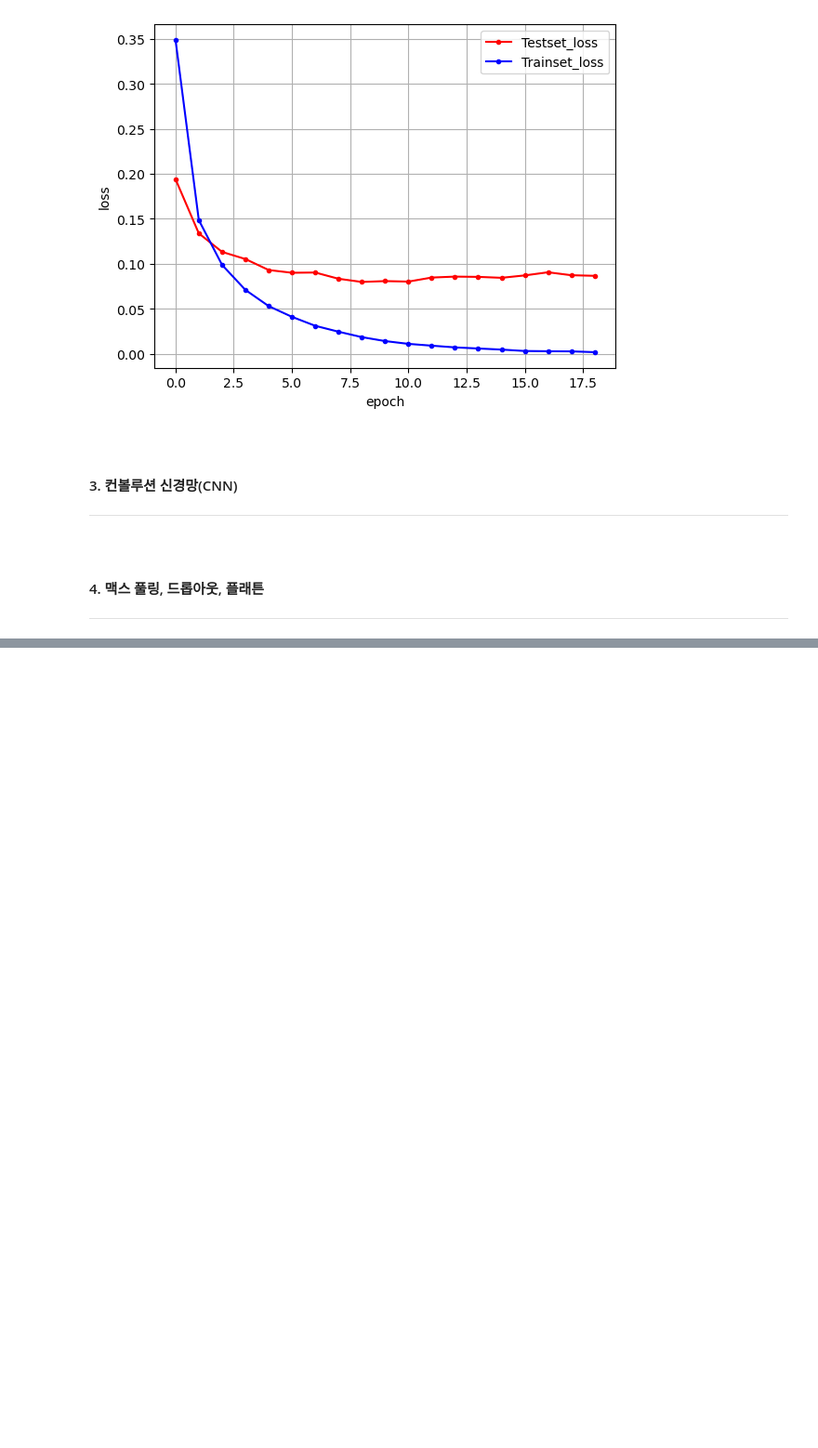
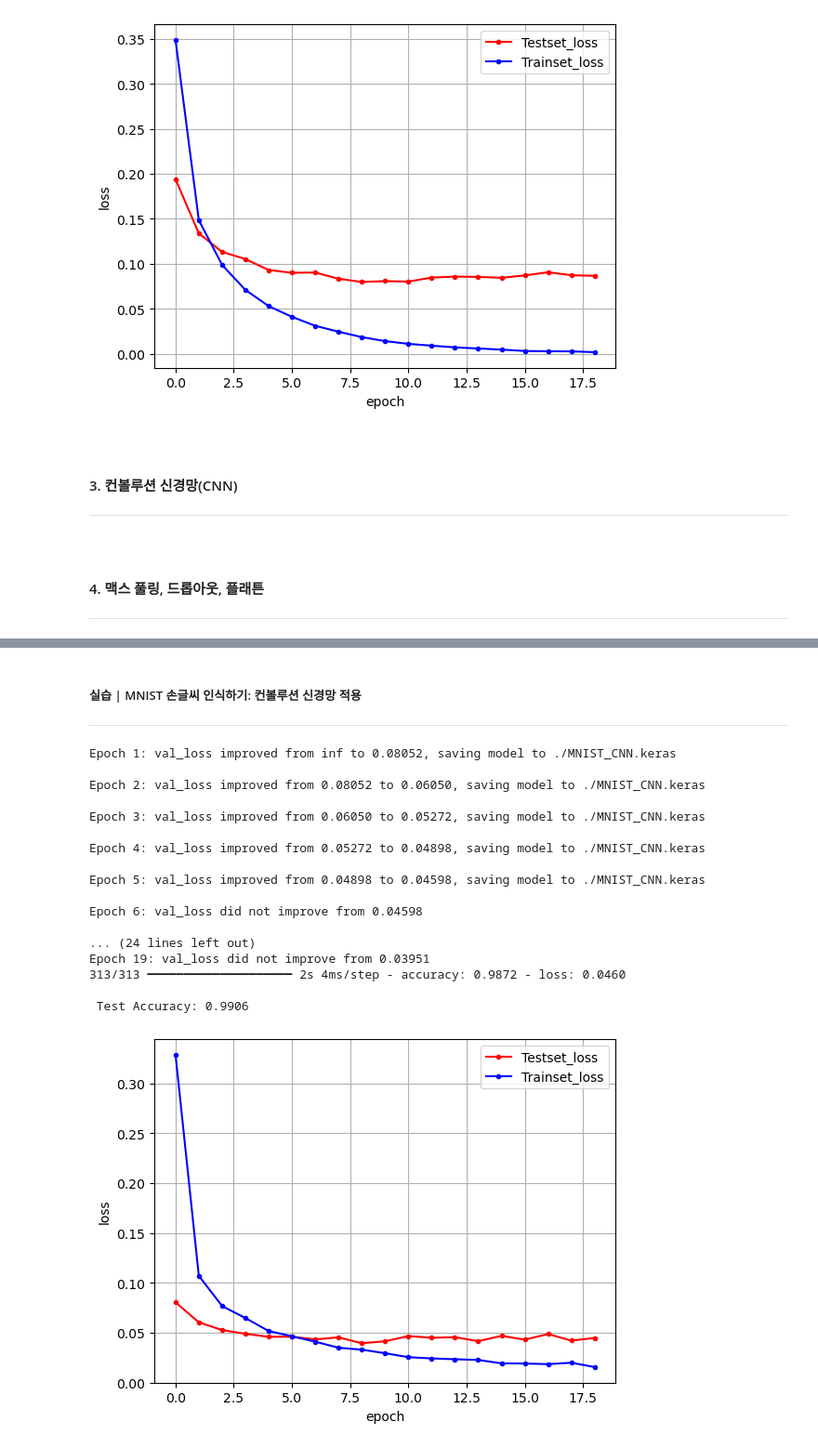
Before and after one commit to vemm8ks2/studies, a Jupyter notebook: Deep_learning_for_everyone/Part 5. 딥러닝 활용하기/16장 이미지 인식의 꽃, 컨볼루션 신경망(CNN).ipynb, the cells around one changed output, grey strips where cells are left out. Shown: that part at 93% size. Cells and saved outputs as stored; diff of their text form; code cells hidden in the pictures; blank space fills up the shorter version.

Commit message:
모두의 딥러닝 (16장)
다섯째마당. 딥러닝 활용하기
16장. 이미지 인식의 꽃, 컨볼루션 신경망(CNN)

5. 컨볼루션 신경망 실행하기

```diff
--- a/Deep_learning_for_everyone/Part 5. 딥러닝 활용하기/16장 이미지 인식의 꽃, 컨볼루션 신경망(CNN).ipynb
+++ b/Deep_learning_for_everyone/Part 5. 딥러닝 활용하기/16장 이미지 인식의 꽃, 컨볼루션 신경망(CNN).ipynb
@@ -342,0 +348,80 @@ model.add(Flatten())
+# %% [markdown]
+##### 실습 | MNIST 손글씨 인식하기: 컨볼루션 신경망 적용
+---
+# %%
+from tensorflow.keras.models import Sequential
+from tensorflow.keras.layers import Dense, Dropout, Flatten, Conv2D, MaxPooling2D
+from tensorflow.keras.callbacks import ModelCheckpoint, EarlyStopping
+from tensorflow.keras.datasets import mnist
+from tensorflow.keras.utils import to_categorical
+
+import matplotlib.pyplot as plt
+import numpy as np
+
+# 데이터 불러오기
+(X_train, y_train), (X_test, y_test) = mnist.load_data()
+X_train = X_train.reshape(X_train.shape[0], 28, 28, 1).astype('float32') / 255
+X_test = X_test.reshape(X_test.shape[0], 28, 28, 1).astype('float32') / 255
+y_train = to_categorical(y_train)
+y_test = to_categorical(y_test)
+
+# 컨볼루션 신경망 설정
+model = Sequential()
+
+model.add(Conv2D(32, kernel_size=(3, 3), input_shape=(28, 28, 1), activation='relu'))
+model.add(Conv2D(64, (3, 3), activation='relu'))
+model.add(MaxPooling2D(pool_size=(2, 2)))
+model.add(Dropout(0.25))
+model.add(Flatten())
+model.add(Dense(128, activation='relu'))
+model.add(Dropout(0.5))
+model.add(Dense(10, activation='softmax'))
+
+# 모델 실행 옵션 설정
+model.compile(loss='categorical_crossentropy', optimizer='adam', metrics=['accuracy'])
+
+# 모델 최적화 설정 구간
+modelpath = './MNIST_CNN.keras'
+checkpointer = ModelCheckpoint(filepath=modelpath, monitor='val_loss', verbose=1, save_best_only=True)
+early_stopping_callback = EarlyStopping(monitor='val_loss', patience=10)
+
+# 모델 실행
+history = model.fit(X_train, y_train, validation_split=0.25, epochs=30, batch_size=200, verbose=0, callbacks=[early_stopping_callback, checkpointer])
+
+# 테스트 정확도 출력
+print('\n Test Accuracy: %.4f' % (model.evaluate(X_test, y_test)[1]))
+
+# 검증셋, 학습셋 오차 저장
+y_vloss = history.history['val_loss']
+y_loss = history.history['loss']
+
+# 그래프 표현
+x_len = np.arange(len(y_loss))
+
+plt.plot(x_len, y_vloss, marker='.', c='red', label='Testset_loss')
+plt.plot(x_len, y_loss, marker='.', c='blue', label='Trainset_loss')
+
+plt.legend(loc='upper right')
+plt.grid()
+plt.xlabel('epoch')
+plt.ylabel('loss')
+plt.show()
+# %% [output]
+Epoch 1: val_loss improved from inf to 0.08052, saving model to ./MNIST_CNN.keras
+
+Epoch 2: val_loss improved from 0.08052 to 0.06050, saving model to ./MNIST_CNN.keras
+
+Epoch 3: val_loss improved from 0.06050 to 0.05272, saving model to ./MNIST_CNN.keras
+
+Epoch 4: val_loss improved from 0.05272 to 0.04898, saving model to ./MNIST_CNN.keras
+
+Epoch 5: val_loss improved from 0.04898 to 0.04598, saving model to ./MNIST_CNN.keras
+
+Epoch 6: val_loss did not improve from 0.04598
+
+... (24 lines left out)
+Epoch 19: val_loss did not improve from 0.03951
+313/313 ━━━━━━━━━━━━━━━━━━━━ 2s 4ms/step - accuracy: 0.9872 - loss: 0.0460
+
+ Test Accuracy: 0.9906
+[figure, added]
```
Also changed, not shown: parts of 1 cell of this notebook, 1 other file.
